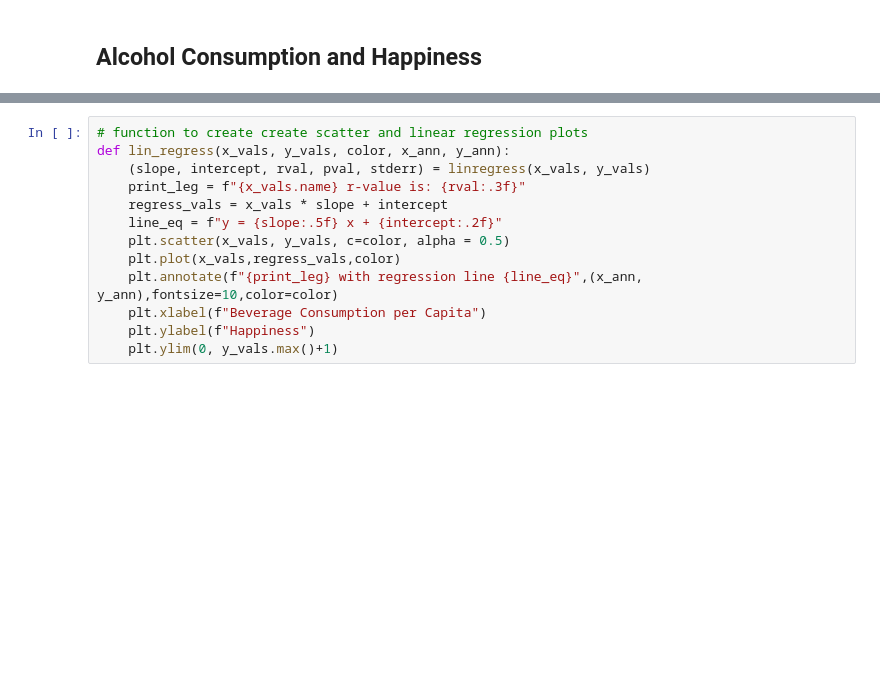
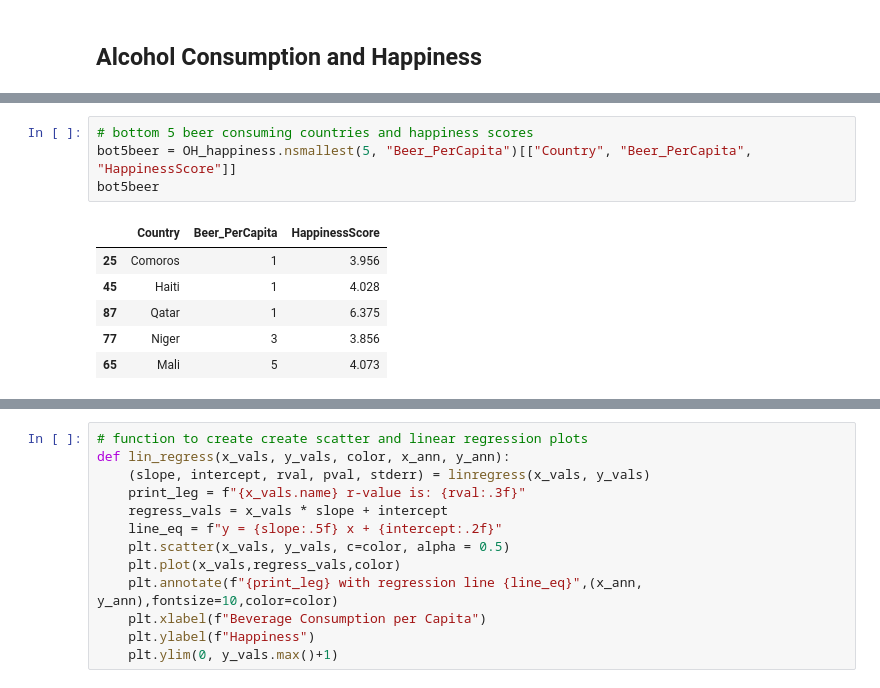
Before and after one commit to mattcaseycpa/project1, a Jupyter notebook: project.ipynb, the cells around one changed output, grey strips where cells are left out. Drawn from its saved outputs; the diff is of its cells as text; blank space fills up the shorter version.

```diff
--- a/project.ipynb
+++ b/project.ipynb
@@ -858,0 +874,11 @@ OH_happiness.head()
+# %%
+# bottom 5 beer consuming countries and happiness scores
+bot5beer = OH_happiness.nsmallest(5, "Beer_PerCapita")[["Country", "Beer_PerCapita", "HappinessScore"]]
+bot5beer
+# %% [output]
+|  | Country | Beer_PerCapita | HappinessScore |
+| 25 | Comoros | 1 | 3.956 |
+| 45 | Haiti | 1 | 4.028 |
+| 87 | Qatar | 1 | 6.375 |
+| 77 | Niger | 3 | 3.856 |
+| 65 | Mali | 5 | 4.073 |
```
Also changed, not shown: parts of 8 cells of this notebook.
